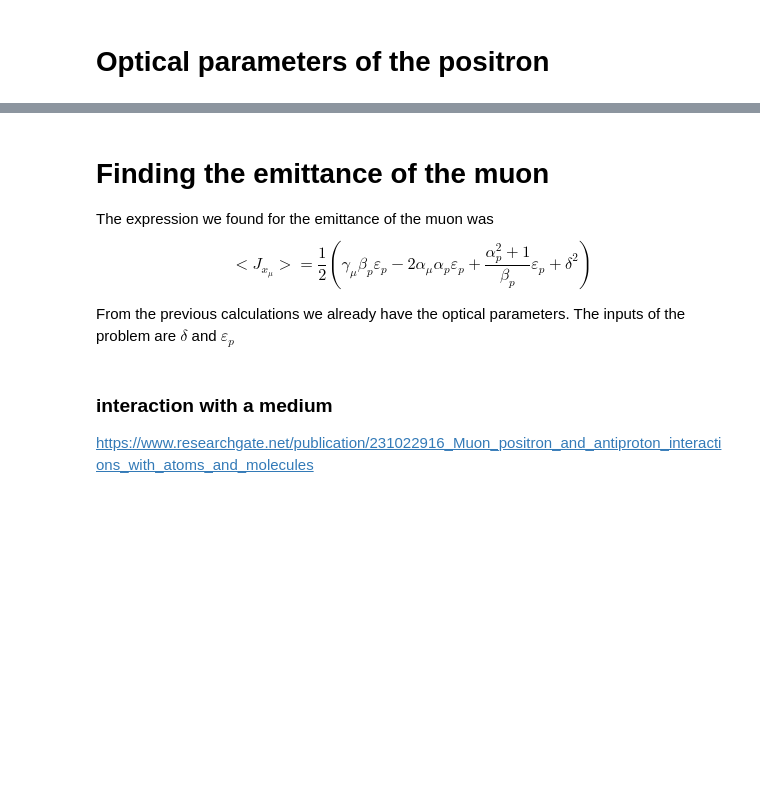
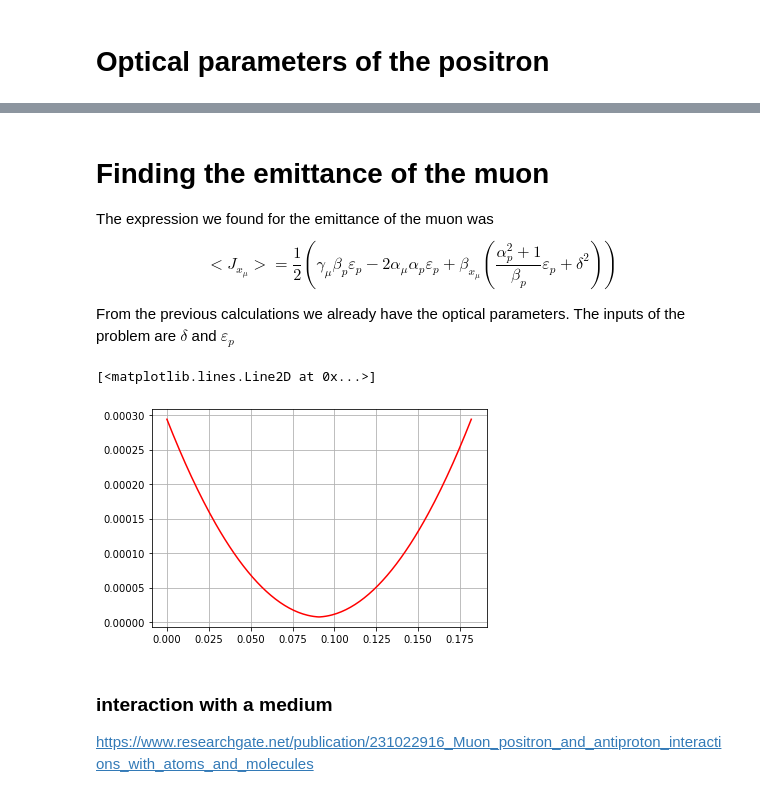
Before and after one commit to BastienGolomer/Feasibility-studies-for-a-Muon-source, a Jupyter notebook: First_attempt.ipynb, the cells around one changed output, grey strips where cells are left out. Cells and saved outputs as stored; diff of their text form; code cells hidden in the pictures; blank space fills up the shorter version.

```diff
--- a/First_attempt.ipynb
+++ b/First_attempt.ipynb
@@ -307,6 +330,6 @@ plt.grid(True)
 # %% [markdown]
 # Finding the emittance of the muon
 
-The expression we found for the emittance of the muon was $$ <J_{x_{\mu}}> = \frac{1}{2} \left(\gamma_{\mu} \beta_p\varepsilon_p - 2\alpha_\mu\alpha_p\varepsilon_p + \frac{\alpha_p^2+1}{\beta_p}\varepsilon_p + \delta^2 \right)$$
+The expression we found for the emittance of the muon was $$ <J_{x_{\mu}}> = \frac{1}{2} \left(\gamma_{\mu} \beta_p\varepsilon_p - 2\alpha_\mu\alpha_p\varepsilon_p + \beta_{x_\mu}\left(\frac{\alpha_p^2+1}{\beta_p}\varepsilon_p + \delta^2 \right)\right)$$
 
 From the previous calculations we already have the optical parameters. The inputs of the problem are $\delta$ and $\varepsilon_p$
@@ -315,3 +336,13 @@ epsilon_p  = 10 # emittance of the positron beam
+# %%
+epsilon_e  = 5.73*10**(- 9) # emittance of the positron beam from the paper (in meters)
+J_mu = 1/2*(gamma_mu*beta_e*epsilon_e - 2*alpha_mu*alpha_e*epsilon_e + beta_mu*((alpha_e**2+1)/beta_e*epsilon_e + delta**2))
+
+Fig = plt.figure()
+plt.grid(True)
+plt.plot(np.linspace(0,2*L ,200),J_mu,'r',label = 'beta')
+# %% [output]
+[<matplotlib.lines.Line2D at 0x...>]
+[figure, added]
 # %% [markdown]
 ### interaction with a medium
 
```
Also changed, not shown: parts of 13 cells of this notebook, 1 other file.
